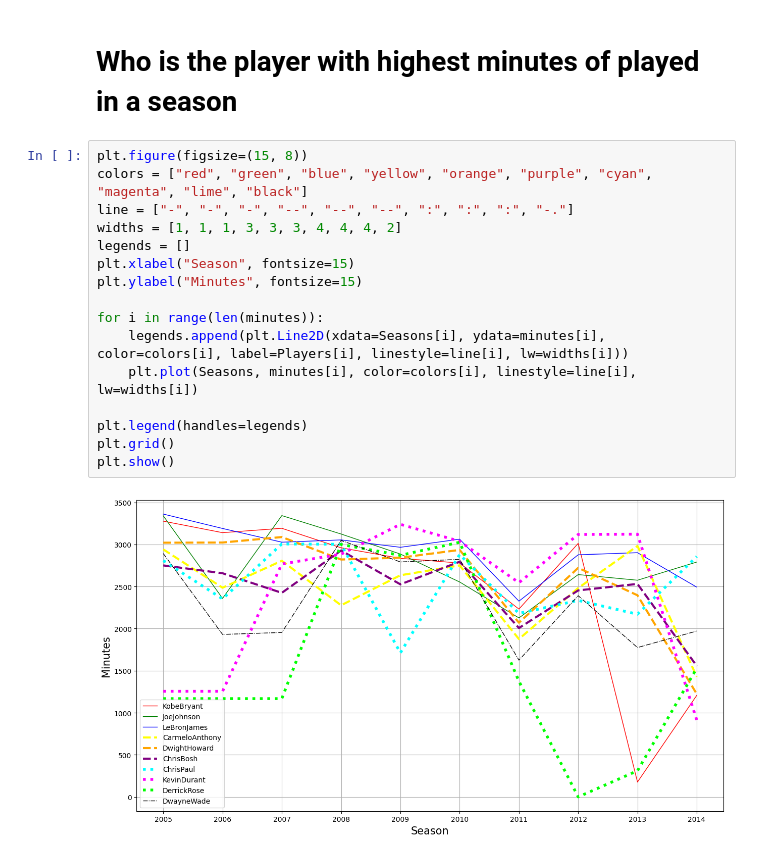
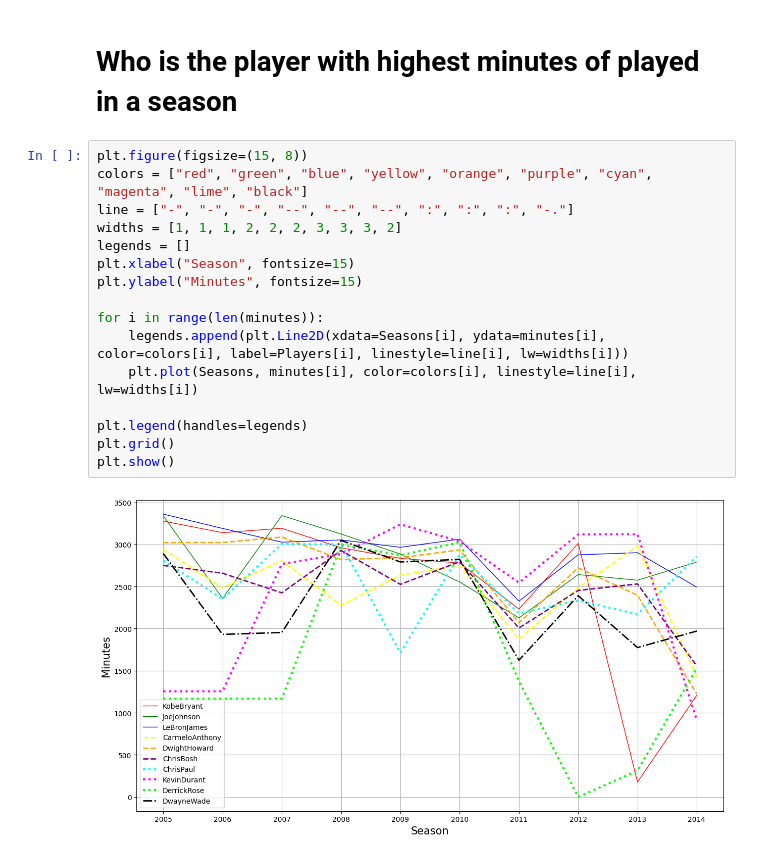
Before and after one commit to RyannKim327/Python-Programming-Compillation, a Jupyter notebook: Data Structures and Algorithm/Jupyter Notebook/basketball.ipynb, the cells around one changed output. Drawn from its saved outputs; the diff is of its cells as text.

```diff
--- a/Data Structures and Algorithm/Jupyter Notebook/basketball.ipynb
+++ b/Data Structures and Algorithm/Jupyter Notebook/basketball.ipynb
@@ -167,18 +167,18 @@ plt.show()
 # %%
 plt.figure(figsize=(15, 8))
 colors = ["red", "green", "blue", "yellow", "orange", "purple", "cyan", "magenta", "lime", "black"]
 line = ["-", "-", "-", "--", "--", "--", ":", ":", ":", "-."]
-widths = [1, 1, 1, 3, 3, 3, 4, 4, 4, 2]
+widths = [1, 1, 1, 2, 2, 2, 3, 3, 3, 2]
 legends = []
 plt.xlabel("Season", fontsize=15)
 plt.ylabel("Minutes", fontsize=15)
 
 for i in range(len(minutes)):
     legends.append(plt.Line2D(xdata=Seasons[i], ydata=minutes[i], color=colors[i], label=Players[i], linestyle=line[i], lw=widths[i]))
     plt.plot(Seasons, minutes[i], color=colors[i], linestyle=line[i], lw=widths[i])
 
 plt.legend(handles=legends)
 plt.grid()
 plt.show()
 # %% [output]
-[figure, old version]
+[figure, new version]
```
